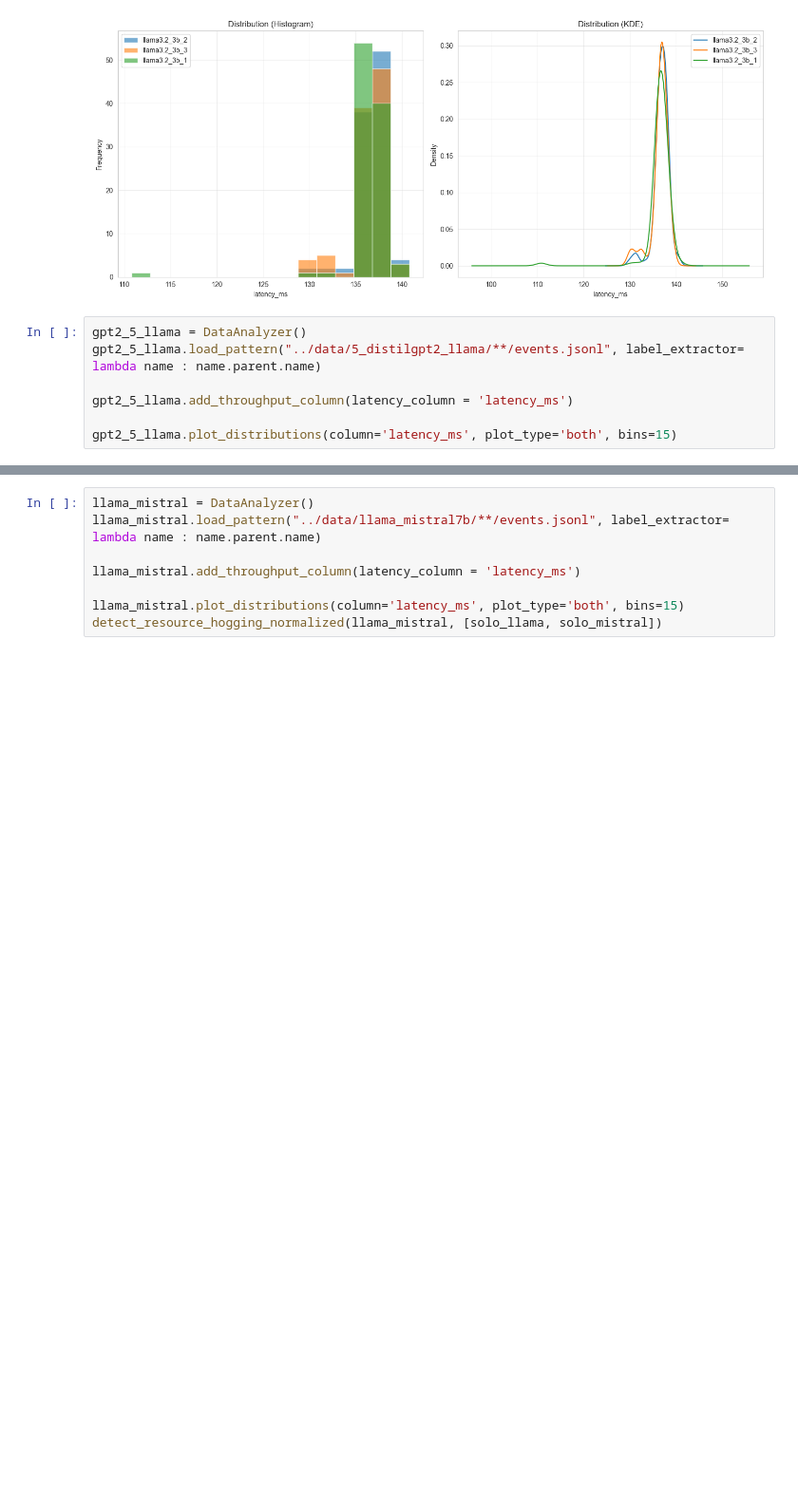
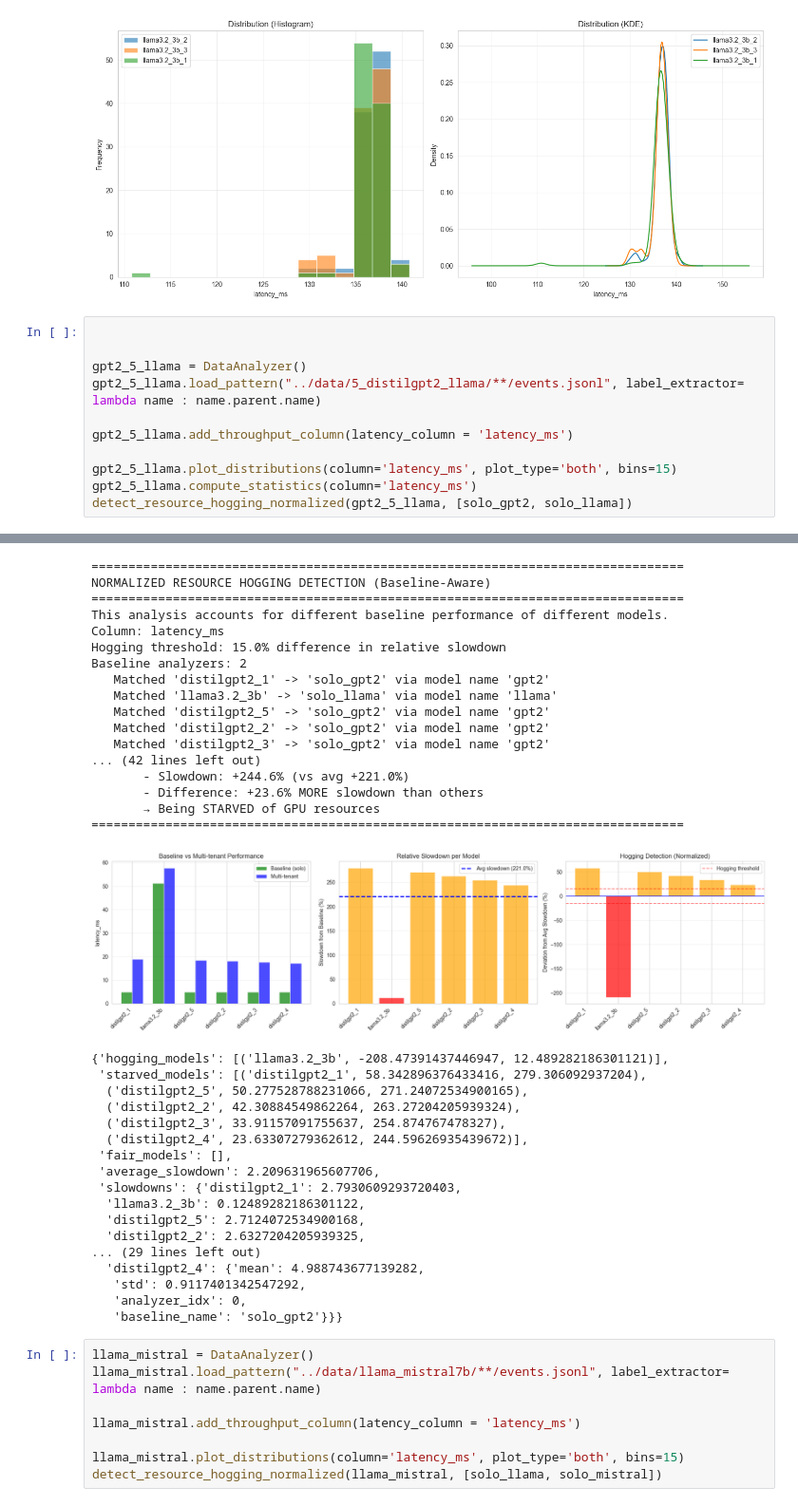
Before and after one commit to Ak33ra/15-418-final-project, a Jupyter notebook: notebooks/data_analysis.ipynb, the cells around one changed output, grey strips where cells are left out. Shown at 95% size. Drawn from its saved outputs; the diff is of its cells as text; blank space fills up the shorter version.

Commit message:
removed some clutter from analysis

```diff
--- a/notebooks/data_analysis.ipynb
+++ b/notebooks/data_analysis.ipynb
@@ -657,28 +661,67 @@ Added 'throughput' column to dataset 'llama3.2_3b_1'
 Throughput computed with: batch_size=8, seq_len=128, tokens_per_batch=1024
 [figure]
 # %%
+
+
 gpt2_5_llama = DataAnalyzer()
 gpt2_5_llama.load_pattern("../data/5_distilgpt2_llama/**/events.jsonl", label_extractor= lambda name : name.parent.name)
 
 gpt2_5_llama.add_throughput_column(latency_column = 'latency_ms')
 
 gpt2_5_llama.plot_distributions(column='latency_ms', plot_type='both', bins=15)
+gpt2_5_llama.compute_statistics(column='latency_ms')
+detect_resource_hogging_normalized(gpt2_5_llama, [solo_gpt2, solo_llama])
 # %% [output]
 Loaded 103 samples from events.jsonl with columns: ['type', 'timestamp', 'model_name', 'tag', 'device', 'batch_size', 'seq_len', 'num_iters', 'num_warmup', 'config', 'iter', 'latency_ms', 'avg_ms', 'p ...
 Loaded 103 samples from events.jsonl with columns: ['type', 'timestamp', 'model_name', 'tag', 'device', 'batch_size', 'seq_len', 'num_iters', 'num_warmup', 'config', 'iter', 'latency_ms', 'avg_ms', 'p ...
 Loaded 103 samples from events.jsonl with columns: ['type', 'timestamp', 'model_name', 'tag', 'device', 'batch_size', 'seq_len', 'num_iters', 'num_warmup', 'config', 'iter', 'latency_ms', 'avg_ms', 'p ...
 Loaded 103 samples from events.jsonl with columns: ['type', 'timestamp', 'model_name', 'tag', 'device', 'batch_size', 'seq_len', 'num_iters', 'num_warmup', 'config', 'iter', 'latency_ms', 'avg_ms', 'p ...
 Loaded 103 samples from events.jsonl with columns: ['type', 'timestamp', 'model_name', 'tag', 'device', 'batch_size', 'seq_len', 'num_iters', 'num_warmup', 'config', 'iter', 'latency_ms', 'avg_ms', 'p ...
 Loaded 103 samples from events.jsonl with columns: ['type', 'timestamp', 'model_name', 'tag', 'device', 'batch_size', 'seq_len', 'num_iters', 'num_warmup', 'config', 'iter', 'latency_ms', 'avg_ms', 'p ...
 Added 'throughput' column to dataset 'distilgpt2_1'
 Added 'throughput' column to dataset 'llama3.2_3b'
 Added 'throughput' column to dataset 'distilgpt2_5'
 Added 'throughput' column to dataset 'distilgpt2_2'
 Added 'throughput' column to dataset 'distilgpt2_3'
 Added 'throughput' column to dataset 'distilgpt2_4'
 
 Throughput computed with: batch_size=8, seq_len=128, tokens_per_batch=1024
 [figure]
+================================================================================
+NORMALIZED RESOURCE HOGGING DETECTION (Baseline-Aware)
+================================================================================
+This analysis accounts for different baseline performance of different models.
+Column: latency_ms
+Hogging threshold: 15.0% difference in relative slowdown
+Baseline analyzers: 2
+   Matched 'distilgpt2_1' -> 'solo_gpt2' via model name 'gpt2'
+   Matched 'llama3.2_3b' -> 'solo_llama' via model name 'llama'
+   Matched 'distilgpt2_5' -> 'solo_gpt2' via model name 'gpt2'
+   Matched 'distilgpt2_2' -> 'solo_gpt2' via model name 'gpt2'
+   Matched 'distilgpt2_3' -> 'solo_gpt2' via model name 'gpt2'
+... (42 lines left out)
+       - Slowdown: +244.6% (vs avg +221.0%)
+       - Difference: +23.6% MORE slowdown than others
+       → Being STARVED of GPU resources
+================================================================================
+[figure, added]
+{'hogging_models': [('llama3.2_3b', -208.47391437446947, 12.489282186301121)],
+ 'starved_models': [('distilgpt2_1', 58.342896376433416, 279.306092937204),
+  ('distilgpt2_5', 50.277528788231066, 271.24072534900165),
+  ('distilgpt2_2', 42.30884549862264, 263.27204205939324),
+  ('distilgpt2_3', 33.91157091755637, 254.874767478327),
+  ('distilgpt2_4', 23.63307279362612, 244.59626935439672)],
+ 'fair_models': [],
+ 'average_slowdown': 2.209631965607706,
+ 'slowdowns': {'distilgpt2_1': 2.7930609293720403,
+  'llama3.2_3b': 0.12489282186301122,
+  'distilgpt2_5': 2.7124072534900168,
+  'distilgpt2_2': 2.6327204205939325,
+... (29 lines left out)
+  'distilgpt2_4': {'mean': 4.988743677139282,
+   'std': 0.9117401342547292,
+   'analyzer_idx': 0,
+   'baseline_name': 'solo_gpt2'}}}
 # %%
 llama_mistral = DataAnalyzer()
 llama_mistral.load_pattern("../data/llama_mistral7b/**/events.jsonl", label_extractor= lambda name : name.parent.name)
```
Also changed, not shown: parts of 1 cell of this notebook, 2 other files.
